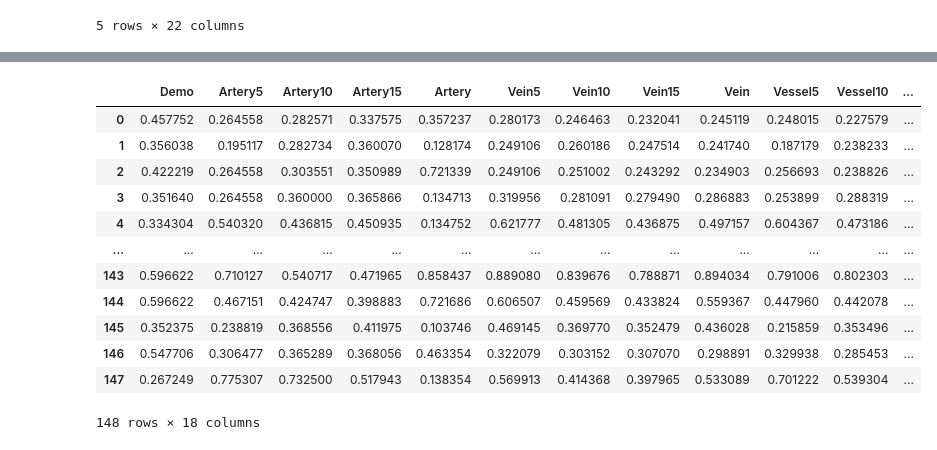
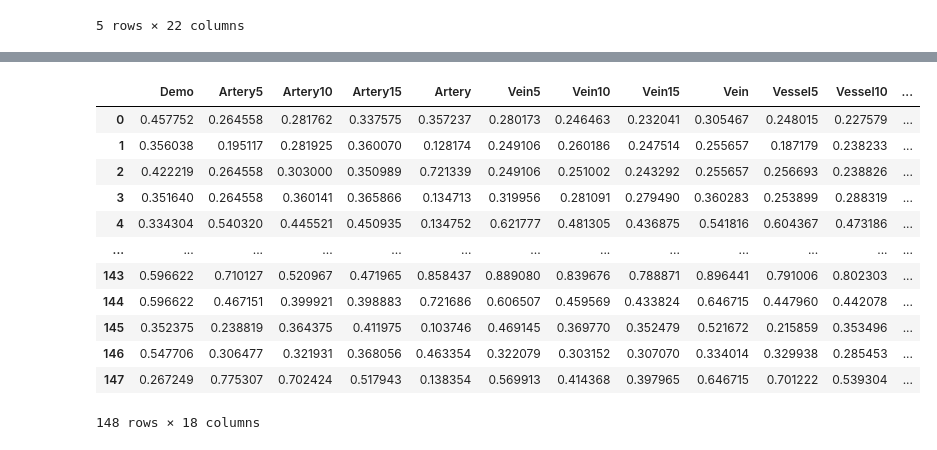
Before and after one commit to qaust/malignancy, a Jupyter notebook: notebooks/classification.ipynb, the cells around one changed output, grey strips where cells are left out. Cells and saved outputs as stored; diff of their text form; code cells hidden in the pictures.

```diff
--- a/notebooks/classification.ipynb
+++ b/notebooks/classification.ipynb
@@ -331,21 +344,30 @@ model_dfns = {
 # %%
+cs = np.logspace(-6, 2, 100, base=10)
+
 # DEFINE MODEL
 logit_cv = LogisticRegressionCV(
-    Cs=200,
+    Cs=cs,
     fit_intercept=True,
     cv=5,
     penalty='l1',
     solver='liblinear',
+    scoring='f1',
     n_jobs=-1,
 )
 
 coefficients = pd.DataFrame()
 
 for model_name, model_dfn in tqdm(model_dfns.items()):
+    # Fit model
     logit_cv.fit(Xp.loc[:, model_dfn], y)
     temp_coef = pd.DataFrame({model_name: logit_cv.coef_.squeeze()}, index=logit_cv.feature_names_in_)
     coefficients = pd.concat([coefficients, temp_coef], axis=1)
 
+model_dfns_remaining = dict()
+for col in coefficients.columns:
+    remaining_cols = coefficients.loc[np.abs(coefficients[col]) > 0, col].index
+    model_dfns_remaining[col] = remaining_cols
+
 nonzero_coefs = coefficients[np.abs(coefficients) > 0].dropna(how='all')
 nonzero_coefs.to_csv('../output/nonzero_coefs_regularized_cv.csv', index=True)
 nonzero_coefs
@@ -370,0 +392,25 @@ nonzero_coefs
+# %%
+model_dfns_remaining_vif = model_dfns_remaining.copy()
+for model_name, model_dfn in tqdm(model_dfns_remaining_vif.items()):
+
+    temp_model_dfn = model_dfn.copy()
+    print(model_name)
+    vif_requirement_met = False
+    while not vif_requirement_met:
+        vifs = np.array([])
+        for i, var_name in enumerate(temp_model_dfn):
+            vif = variance_inflation_factor(sm.add_constant(Xp.loc[:, temp_model_dfn]), i)
+            vifs = np.append(vifs, vif)
+
+        vifs_series = pd.Series(np.round(vifs, 3), index=temp_model_dfn)
+        print(dict(vifs_series))
+
+        if np.all(vifs_series < 5):
+            print("Requirement met!")
+            vif_requirement_met = True
+        else:
+            vifs_series = vifs_series.drop(vifs_series.idxmax())
+            temp_model_dfn = vifs_series.index
+
+    model_dfns_remaining_vif[model_name] = temp_model_dfn
+        # print(f"VIF (Model: {model_name}, Var: {var_name}): {vif:.3f}")
@@ -371,9 +435,4 @@ nonzero_coefs
 # %%
-model_dfns_remaining = dict()
-for col in coefficients.columns:
-    remaining_cols = coefficients.loc[np.abs(coefficients[col]) > 0, col].index
-    model_dfns_remaining[col] = remaining_cols
-
 classifier = LogisticRegression(
     random_state=SEED,
     fit_intercept=True,
@@ -385,46 +444,46 @@ classifier = LogisticRegression(
 predictions = pd.DataFrame()
 regression_results = pd.DataFrame()
 
-for model_name, model_dfn in tqdm(model_dfns_remaining.items()):
+for model_name, model_dfn in tqdm(model_dfns_remaining_vif.items()):
 
     # Predicted probabilities (for ROC curves)
     predicted_probs = cross_val_predict(
         estimator=classifier,
         X=Xp.loc[:, model_dfn],
         y=y,
         cv=5,
         method='predict_proba',
         n_jobs=-1
     )
     predicted_probs = pd.Series(predicted_probs[:, 1], name=model_name)
     predictions = pd.concat([predictions, predicted_probs], axis=1)
 
     # Regression results (coefs and p-values)
     regression = sm.GLM(y, sm.add_constant(Xp.loc[:, model_dfn]), family=sm.families.Binomial())
     regression = regression.fit()
     temp_regression_results = pd.DataFrame({
         'coefs': regression.params,
         'pvals': regression.pvalues,
         'model': [model_name for _ in range(len(regression.params))]
     })
     regression_results = pd.concat([regression_results, temp_regression_results], axis=0)
 
 ground_truth = pd.Series(y, name='GroundTruth')
 predictions = pd.concat([predictions, ground_truth], axis=1)
 
 predictions.to_csv('../output/logit_predictions_cv.csv', index=False)
 predictions
 # %% [output]
 |  | Demo | Artery5 | Artery10 | Artery15 | Artery | Vein5 | Vein10 | Vein15 | Vein | Vessel5 | Vessel10 | ... |
-| 0 | 0.457752 | 0.264558 | 0.282571 | 0.337575 | 0.357237 | 0.280173 | 0.246463 | 0.232041 | 0.245119 | 0.248015 | 0.227579 | ... |
-| 1 | 0.356038 | 0.195117 | 0.282734 | 0.360070 | 0.128174 | 0.249106 | 0.260186 | 0.247514 | 0.241740 | 0.187179 | 0.238233 | ... |
-| 2 | 0.422219 | 0.264558 | 0.303551 | 0.350989 | 0.721339 | 0.249106 | 0.251002 | 0.243292 | 0.234903 | 0.256693 | 0.238826 | ... |
-| 3 | 0.351640 | 0.264558 | 0.360000 | 0.365866 | 0.134713 | 0.319956 | 0.281091 | 0.279490 | 0.286883 | 0.253899 | 0.288319 | ... |
-| 4 | 0.334304 | 0.540320 | 0.436815 | 0.450935 | 0.134752 | 0.621777 | 0.481305 | 0.436875 | 0.497157 | 0.604367 | 0.473186 | ... |
+| 0 | 0.457752 | 0.264558 | 0.281762 | 0.337575 | 0.357237 | 0.280173 | 0.246463 | 0.232041 | 0.305467 | 0.248015 | 0.227579 | ... |
+| 1 | 0.356038 | 0.195117 | 0.281925 | 0.360070 | 0.128174 | 0.249106 | 0.260186 | 0.247514 | 0.255657 | 0.187179 | 0.238233 | ... |
+| 2 | 0.422219 | 0.264558 | 0.303000 | 0.350989 | 0.721339 | 0.249106 | 0.251002 | 0.243292 | 0.255657 | 0.256693 | 0.238826 | ... |
+| 3 | 0.351640 | 0.264558 | 0.360141 | 0.365866 | 0.134713 | 0.319956 | 0.281091 | 0.279490 | 0.360283 | 0.253899 | 0.288319 | ... |
+| 4 | 0.334304 | 0.540320 | 0.445521 | 0.450935 | 0.134752 | 0.621777 | 0.481305 | 0.436875 | 0.541816 | 0.604367 | 0.473186 | ... |
 | ... | ... | ... | ... | ... | ... | ... | ... | ... | ... | ... | ... | ... |
-| 143 | 0.596622 | 0.710127 | 0.540717 | 0.471965 | 0.858437 | 0.889080 | 0.839676 | 0.788871 | 0.894034 | 0.791006 | 0.802303 | ... |
-| 144 | 0.596622 | 0.467151 | 0.424747 | 0.398883 | 0.721686 | 0.606507 | 0.459569 | 0.433824 | 0.559367 | 0.447960 | 0.442078 | ... |
-| 145 | 0.352375 | 0.238819 | 0.368556 | 0.411975 | 0.103746 | 0.469145 | 0.369770 | 0.352479 | 0.436028 | 0.215859 | 0.353496 | ... |
-| 146 | 0.547706 | 0.306477 | 0.365289 | 0.368056 | 0.463354 | 0.322079 | 0.303152 | 0.307070 | 0.298891 | 0.329938 | 0.285453 | ... |
-| 147 | 0.267249 | 0.775307 | 0.732500 | 0.517943 | 0.138354 | 0.569913 | 0.414368 | 0.397965 | 0.533089 | 0.701222 | 0.539304 | ... |
+| 143 | 0.596622 | 0.710127 | 0.520967 | 0.471965 | 0.858437 | 0.889080 | 0.839676 | 0.788871 | 0.896441 | 0.791006 | 0.802303 | ... |
+| 144 | 0.596622 | 0.467151 | 0.399921 | 0.398883 | 0.721686 | 0.606507 | 0.459569 | 0.433824 | 0.646715 | 0.447960 | 0.442078 | ... |
+| 145 | 0.352375 | 0.238819 | 0.364375 | 0.411975 | 0.103746 | 0.469145 | 0.369770 | 0.352479 | 0.521672 | 0.215859 | 0.353496 | ... |
+| 146 | 0.547706 | 0.306477 | 0.321931 | 0.368056 | 0.463354 | 0.322079 | 0.303152 | 0.307070 | 0.334014 | 0.329938 | 0.285453 | ... |
+| 147 | 0.267249 | 0.775307 | 0.702424 | 0.517943 | 0.138354 | 0.569913 | 0.414368 | 0.397965 | 0.646715 | 0.701222 | 0.539304 | ... |
 148 rows × 18 columns
```
Also changed, not shown: parts of 9 cells of this notebook, 1 other file.
